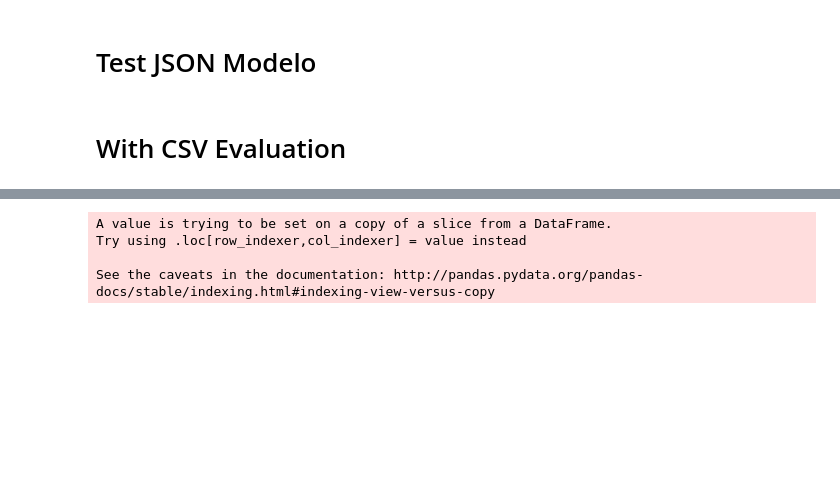
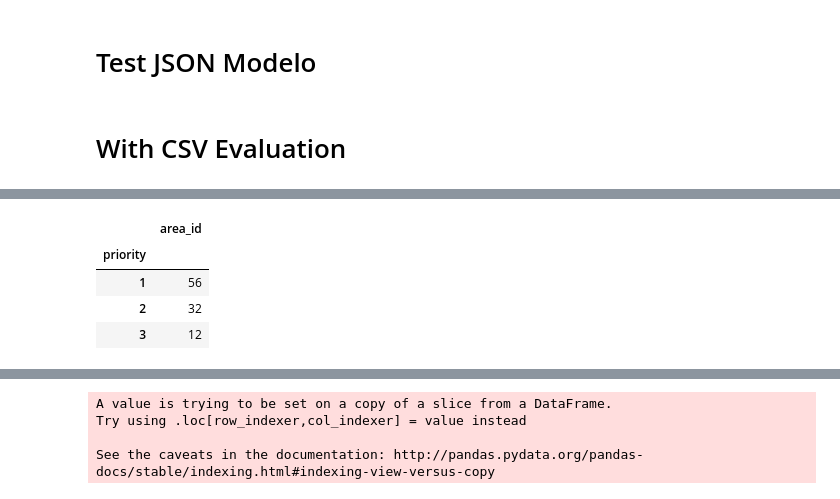
Before and after one commit to ewerton16/mltccleosul, a Jupyter notebook: 2MachineLearning.ipynb, the cells around one changed output, grey strips where cells are left out. Cells and saved outputs as stored; diff of their text form; code cells hidden in the pictures; blank space fills up the shorter version.

```diff
--- a/2MachineLearning.ipynb
+++ b/2MachineLearning.ipynb
@@ -479,3 +386,11 @@ after (100, 47)
+# %%
+df_eval.groupby('priority').count()[['area_id']]
+# %% [output]
+|  | area_id |
+| priority |  |
+| 1 | 56 |
+| 2 | 32 |
+| 3 | 12 |
 # %%
 df_eval.loc[[1]]
 # %% [output]
```
Also changed, not shown: parts of 29 cells of this notebook, 2 other files.
